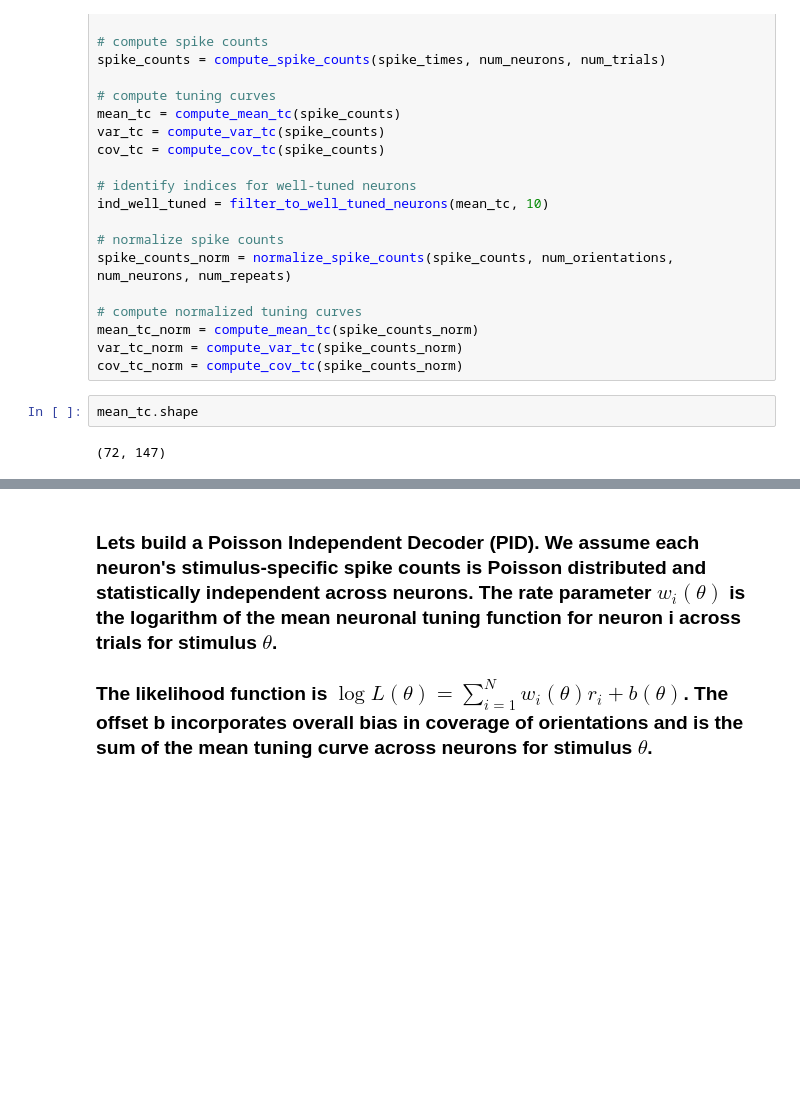
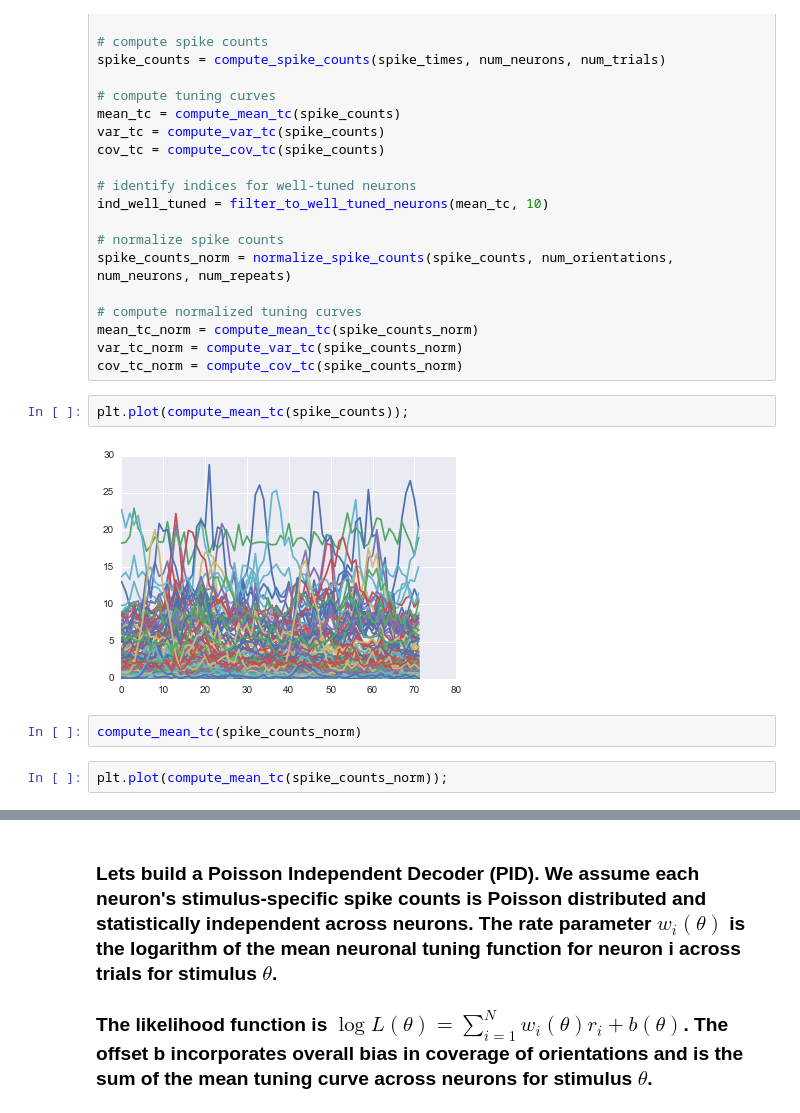
Before and after one commit to fdamani/neural_decoding_macaque_visual_graf2011, a Jupyter notebook: src/notebooks/data_processing_with_tuning_curves.ipynb, the cells around one changed output, grey strips where cells are left out. Cells and saved outputs as stored; diff of their text form; blank space fills up the shorter version.

```diff
--- a/src/notebooks/data_processing_with_tuning_curves.ipynb
+++ b/src/notebooks/data_processing_with_tuning_curves.ipynb
@@ -163,10 +179,14 @@ spike_counts_norm = normalize_spike_counts(spike_counts, num_orientations, num_n
 mean_tc_norm = compute_mean_tc(spike_counts_norm)
 var_tc_norm = compute_var_tc(spike_counts_norm)
 cov_tc_norm = compute_cov_tc(spike_counts_norm)
-# %%
-mean_tc.shape
-# %% [output]
-(72, 147)
+# %%
+plt.plot(compute_mean_tc(spike_counts));
+# %% [output]
+[figure, added]
+# %%
+compute_mean_tc(spike_counts_norm)
+# %%
+plt.plot(compute_mean_tc(spike_counts_norm));
 # %%
 # plot mean tuning curve for 10 well tuned neurons
 %matplotlib inline
```
Also changed, not shown: parts of 99 cells of this notebook.
